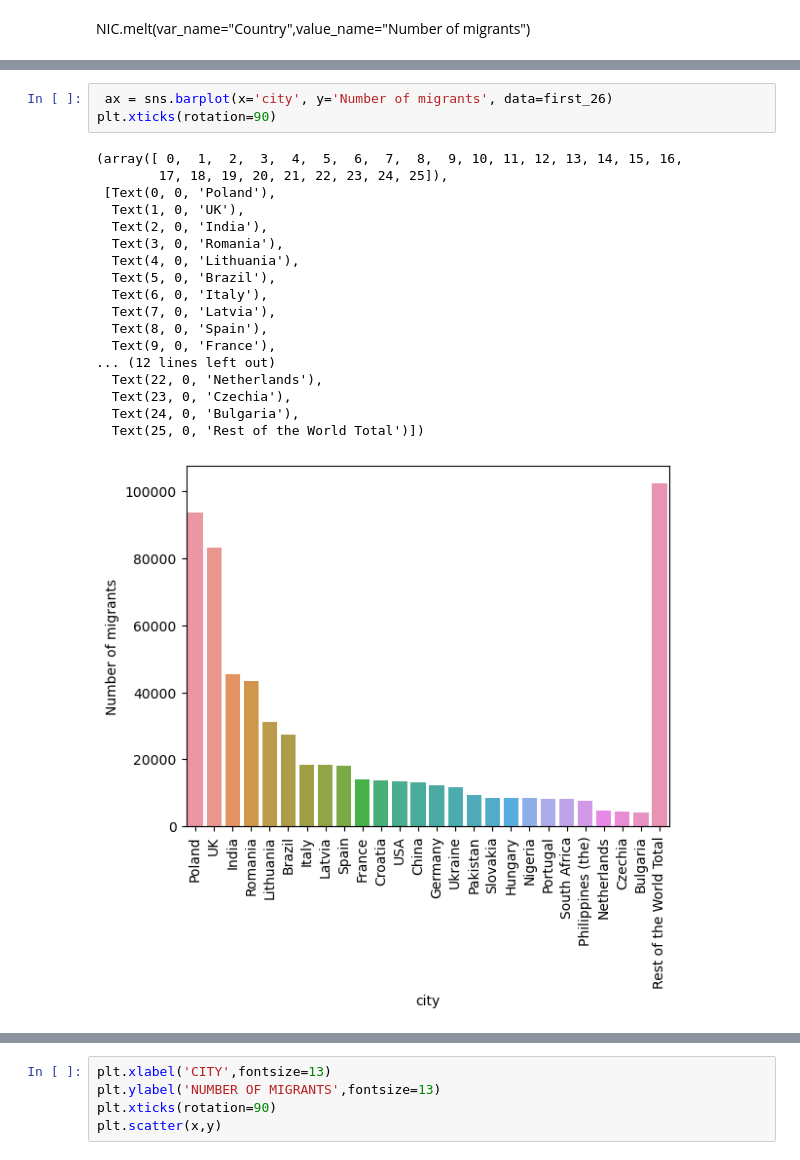
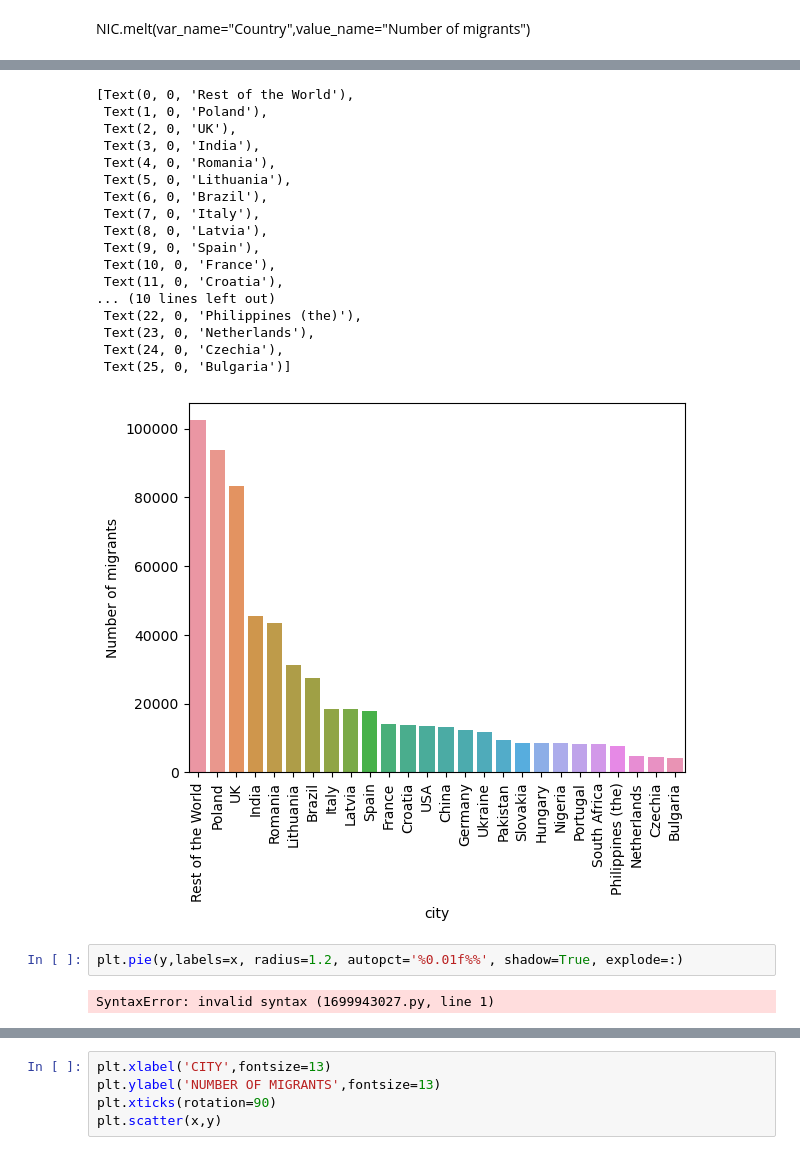
Before and after one commit to diagarmar29/Population-in-Ireland.-1st-Assesment, a Jupyter notebook: Population in Ireland.ipynb, the cells around one changed output, grey strips where cells are left out. Cells and saved outputs as stored; diff of their text form.

Commit message:
6th advance
addition of graphs

```diff
--- a/Population in Ireland.ipynb
+++ b/Population in Ireland.ipynb
@@ -666,25 +720,27 @@ plt.plot(x,y)
 # %%
- ax = sns.barplot(x='city', y='Number of migrants', data=first_26)
-plt.xticks(rotation=90)
 # %% [output]
-(array([ 0,  1,  2,  3,  4,  5,  6,  7,  8,  9, 10, 11, 12, 13, 14, 15, 16,
-        17, 18, 19, 20, 21, 22, 23, 24, 25]),
- [Text(0, 0, 'Poland'),
-  Text(1, 0, 'UK'),
-  Text(2, 0, 'India'),
-  Text(3, 0, 'Romania'),
-  Text(4, 0, 'Lithuania'),
-  Text(5, 0, 'Brazil'),
-  Text(6, 0, 'Italy'),
-  Text(7, 0, 'Latvia'),
-  Text(8, 0, 'Spain'),
-  Text(9, 0, 'France'),
-... (12 lines left out)
-  Text(22, 0, 'Netherlands'),
-  Text(23, 0, 'Czechia'),
-  Text(24, 0, 'Bulgaria'),
-  Text(25, 0, 'Rest of the World Total')])
+[Text(0, 0, 'Rest of the World'),
+ Text(1, 0, 'Poland'),
+ Text(2, 0, 'UK'),
+ Text(3, 0, 'India'),
+ Text(4, 0, 'Romania'),
+ Text(5, 0, 'Lithuania'),
+ Text(6, 0, 'Brazil'),
+ Text(7, 0, 'Italy'),
+ Text(8, 0, 'Latvia'),
+ Text(9, 0, 'Spain'),
+ Text(10, 0, 'France'),
+ Text(11, 0, 'Croatia'),
+... (10 lines left out)
+ Text(22, 0, 'Philippines (the)'),
+ Text(23, 0, 'Netherlands'),
+ Text(24, 0, 'Czechia'),
+ Text(25, 0, 'Bulgaria')]
-[figure, old version]
+[figure, new version]
+# %%
+plt.pie(y,labels=x, radius=1.2, autopct='%0.01f%%', shadow=True, explode=:)
+# %% [output]
+SyntaxError: invalid syntax (1699943027.py, line 1)
 # %%
 first_26["city"].value_counts().plot(kind="pie",autopct='%0.01f%%',
                                                title='TOP 26 Migrants in Ireland')
```
Also changed, not shown: parts of 49 cells of this notebook.
